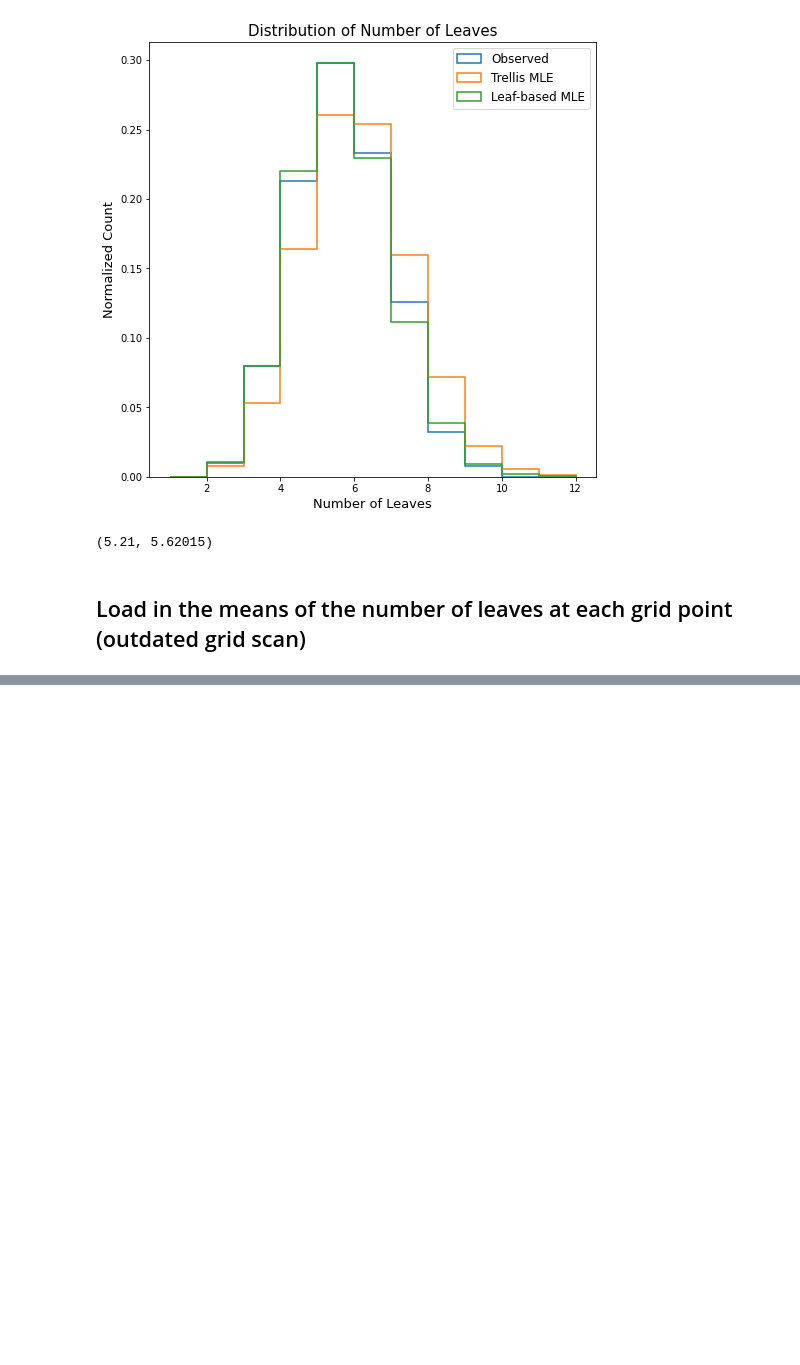
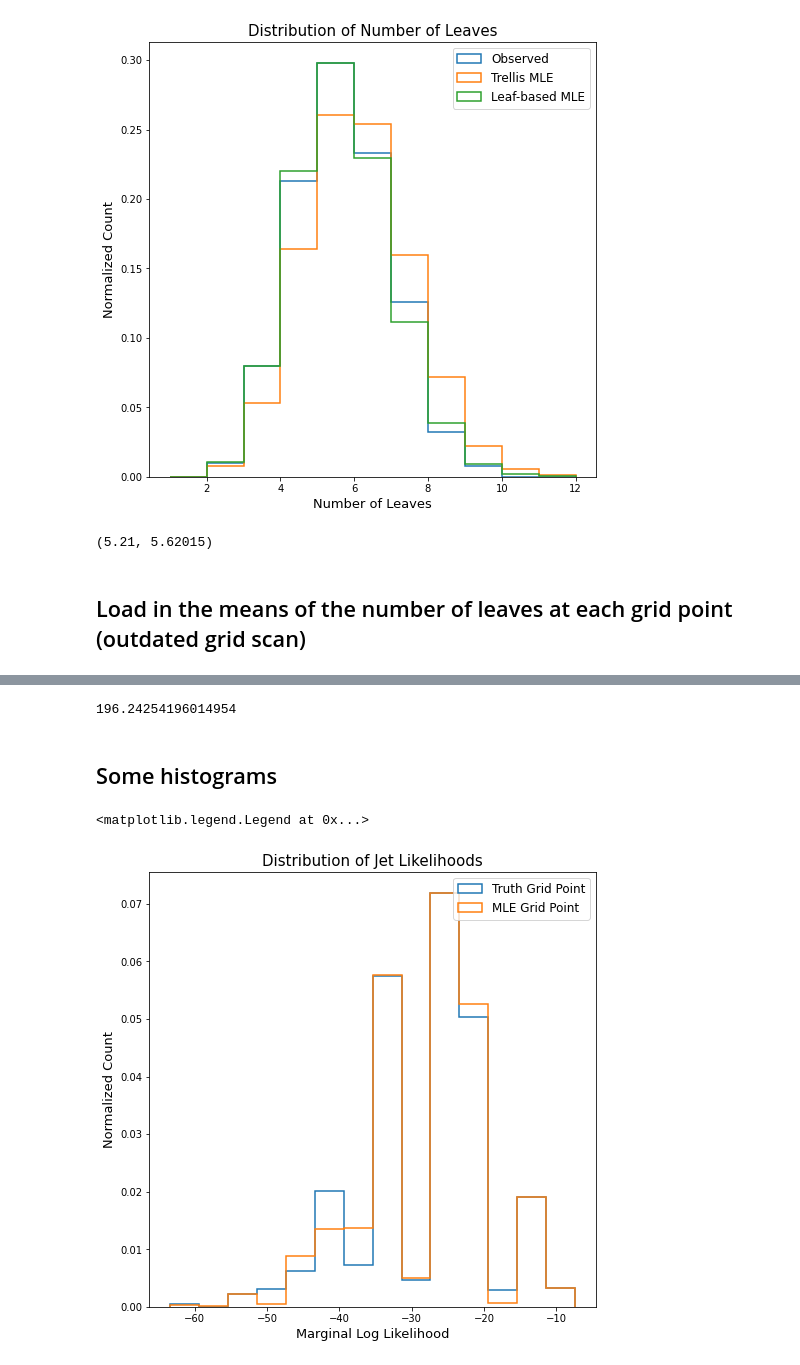
Before and after one commit to mdkdrnevich/ginkgo-inference, a Jupyter notebook: fit_results.ipynb, the cells around one changed output, grey strips where cells are left out. Cells and saved outputs as stored; diff of their text form; code cells hidden in the pictures; blank space fills up the shorter version.

Commit message:
Updated run code in the scripts to work with the new likelihood and had some small notebook changes

```diff
--- a/fit_results.ipynb
+++ b/fit_results.ipynb
@@ -429,0 +430,6 @@ ax.set_yticks(lambda_vals[::3]);
+# %%
+-2*(other_likelihood_surface[truth_bin[1], truth_bin[0]] - other_likelihood_surface[other_mle_coords])
+# %% [output]
+196.24254196014954
+# %% [markdown]
+## Some histograms
@@ -429,0 +453,35 @@ ax.set_yticks(lambda_vals[::3]);
+# %%
+in_filename = os.path.join(datadir, "trellis_1000_jets_lambda_{:n}_ptcut_{:n}_{}_{}.pkl".format(
+    int(grid_lambda[mle_coords])*1000,
+    int(grid_cut[mle_coords]),
+    mle_coords[0],
+    mle_coords[1]))
+with open(in_filename, "rb") as fd:
+    mle_results = pickle.load(fd, encoding='latin-1')
+# %%
+in_filename = os.path.join(datadir, "trellis_1000_jets_lambda_{:n}_ptcut_{:n}_{}_{}.pkl".format(
+    int(grid_lambda[truth_bin[1], truth_bin[0]])*1000,
+    int(grid_cut[truth_bin[1], truth_bin[0]]),
+    truth_bin[1],
+    truth_bin[0]))
+with open(in_filename, "rb") as fd:
+    truth_results = pickle.load(fd, encoding='latin-1')
+# %%
+fig, ax = plt.subplots(nrows=1, ncols=1)
+fig.set_size_inches(8,8)
+
+low = np.min([np.min(truth_results["Z"]), np.min(mle_results["Z"])])
+high = np.max([np.max(truth_results["Z"]), np.max(mle_results["Z"])])
+
+bins = np.linspace(low, high, 15)
+
+ax.hist(truth_results["Z"], bins=bins, histtype="step", linewidth=1.5, density=True, label="Truth Grid Point")
+ax.hist(mle_results["Z"], bins=bins, histtype="step", linewidth=1.5, density=True, label="MLE Grid Point")
+
+ax.set_xlabel("Marginal Log Likelihood", size=13)
+ax.set_ylabel("Normalized Count", size=13)
+ax.set_title("Distribution of Jet Likelihoods", size=15)
+ax.legend(fontsize="large")
+# %% [output]
+<matplotlib.legend.Legend at 0x...>
+[figure, added]
```
Also changed, not shown: parts of 37 cells of this notebook, 2 other files.
